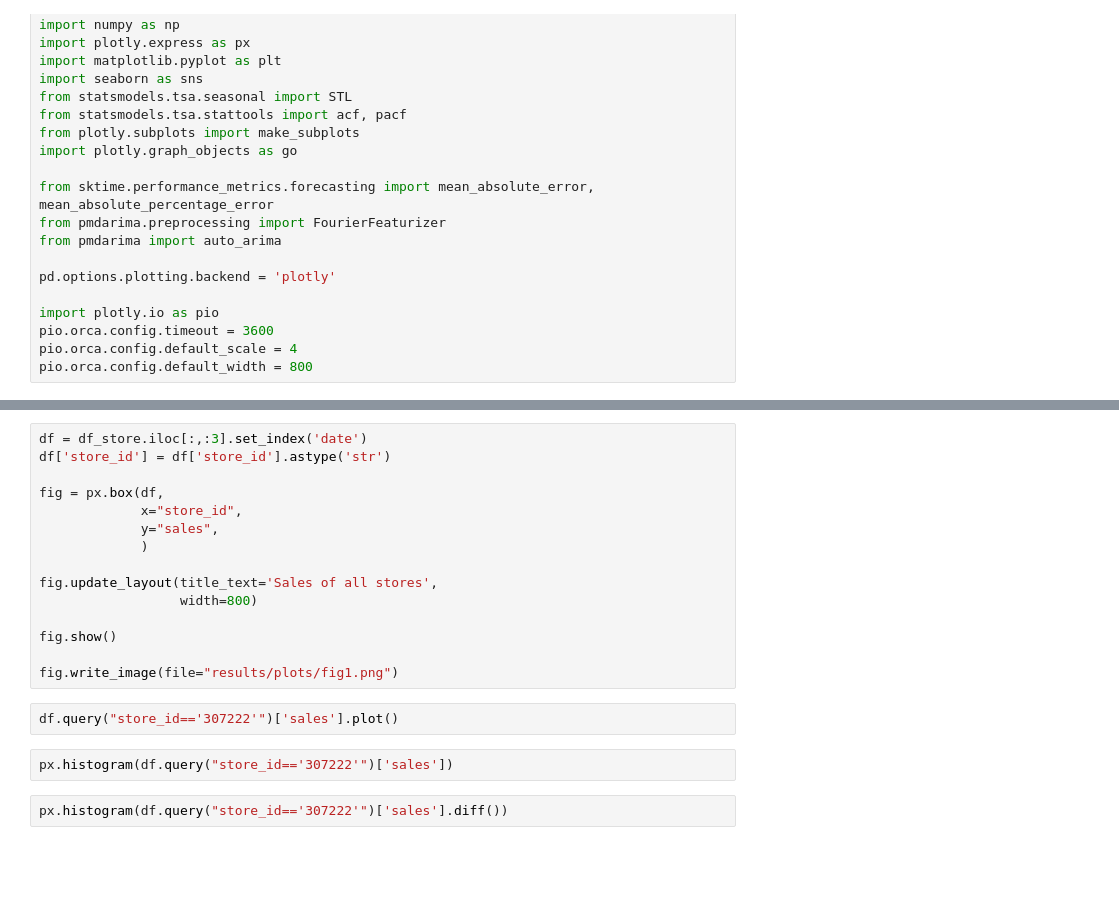
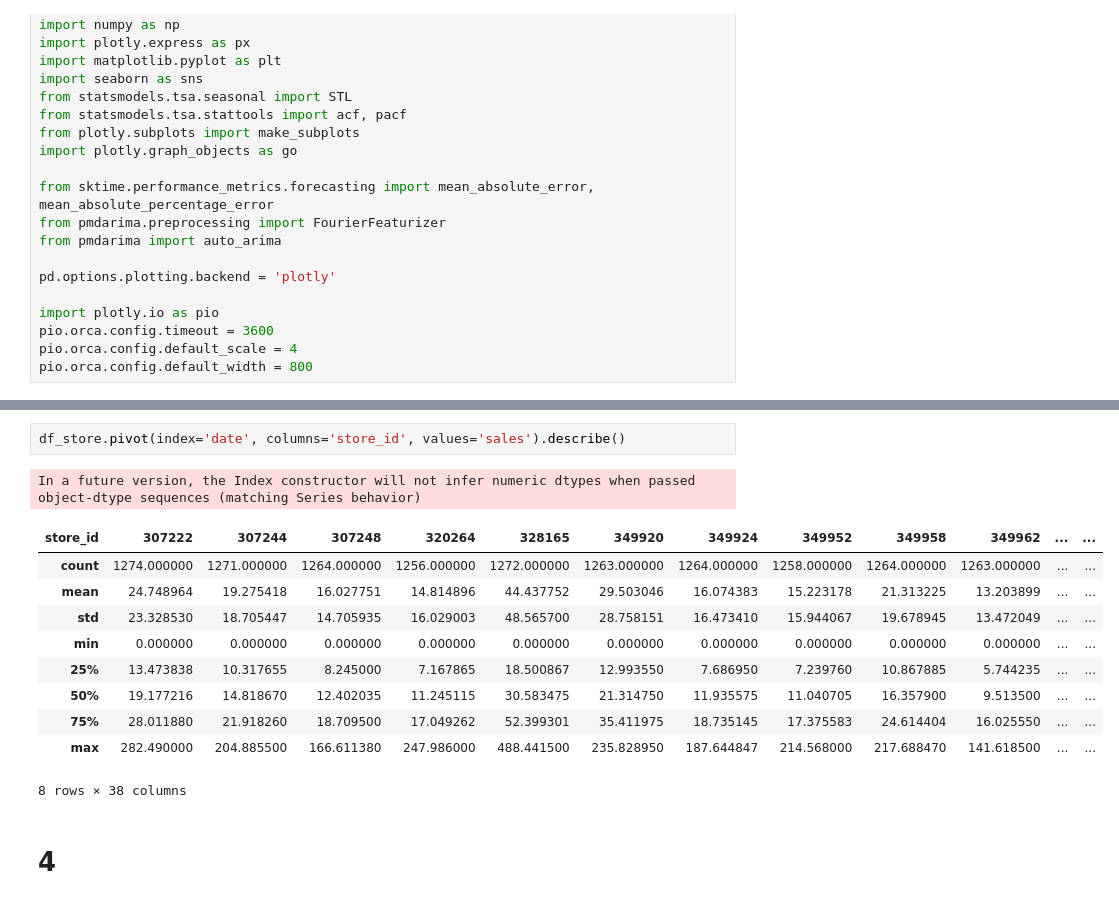
Before and after one commit to phucnh22/Sales_forecast, a Jupyter notebook: EDA_Giang2.ipynb, the cells around one changed output, grey strips where cells are left out. Saved outputs shown, nothing was run; the diff lists cells and outputs as text; blank space fills up the shorter version.

```diff
--- a/EDA_Giang2.ipynb
+++ b/EDA_Giang2.ipynb
@@ -53,21 +73,16 @@ df_store.head()
-# %%
-df = df_store.iloc[:,:3].set_index('date')
-df['store_id'] = df['store_id'].astype('str')
-
-fig = px.box(df,
-             x="store_id",
-             y="sales",
-             )
-
-fig.update_layout(title_text='Sales of all stores',
-                  width=800)
-
-fig.show()
-
-fig.write_image(file="results/plots/fig1.png")
-# %%
-df.query("store_id=='307222'")['sales'].plot()
-# %%
-px.histogram(df.query("store_id=='307222'")['sales'])
-# %%
-px.histogram(df.query("store_id=='307222'")['sales'].diff())
+# %%
+df_store.pivot(index='date', columns='store_id', values='sales').describe()
+# %% [output]
+In a future version, the Index constructor will not infer numeric dtypes when passed object-dtype sequences (matching Series behavior)
+| store_id | 307222 | 307244 | 307248 | 320264 | 328165 | 349920 | 349924 | 349952 | 349958 | 349962 | ... | ... |
+| count | 1274.000000 | 1271.000000 | 1264.000000 | 1256.000000 | 1272.000000 | 1263.000000 | 1264.000000 | 1258.000000 | 1264.000000 | 1263.000000 | ... | ... |
+| mean | 24.748964 | 19.275418 | 16.027751 | 14.814896 | 44.437752 | 29.503046 | 16.074383 | 15.223178 | 21.313225 | 13.203899 | ... | ... |
+| std | 23.328530 | 18.705447 | 14.705935 | 16.029003 | 48.565700 | 28.758151 | 16.473410 | 15.944067 | 19.678945 | 13.472049 | ... | ... |
+| min | 0.000000 | 0.000000 | 0.000000 | 0.000000 | 0.000000 | 0.000000 | 0.000000 | 0.000000 | 0.000000 | 0.000000 | ... | ... |
+| 25% | 13.473838 | 10.317655 | 8.245000 | 7.167865 | 18.500867 | 12.993550 | 7.686950 | 7.239760 | 10.867885 | 5.744235 | ... | ... |
+| 50% | 19.177216 | 14.818670 | 12.402035 | 11.245115 | 30.583475 | 21.314750 | 11.935575 | 11.040705 | 16.357900 | 9.513500 | ... | ... |
+| 75% | 28.011880 | 21.918260 | 18.709500 | 17.049262 | 52.399301 | 35.411975 | 18.735145 | 17.375583 | 24.614404 | 16.025550 | ... | ... |
+| max | 282.490000 | 204.885500 | 166.611380 | 247.986000 | 488.441500 | 235.828950 | 187.644847 | 214.568000 | 217.688470 | 141.618500 | ... | ... |
+8 rows × 38 columns
+# %% [markdown]
+# 4
```
Also changed, not shown: parts of 7 cells of this notebook, 4 other files.
